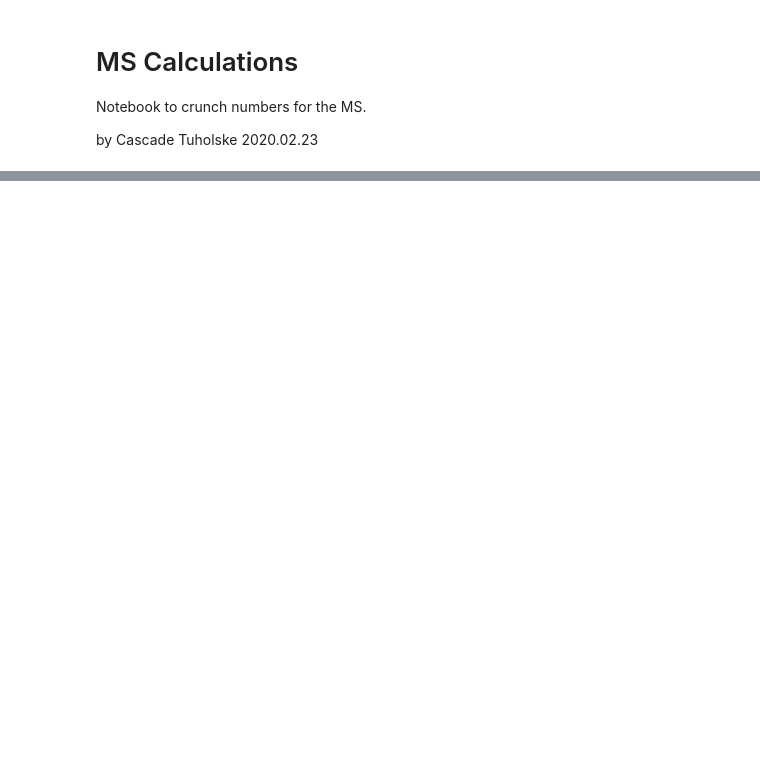
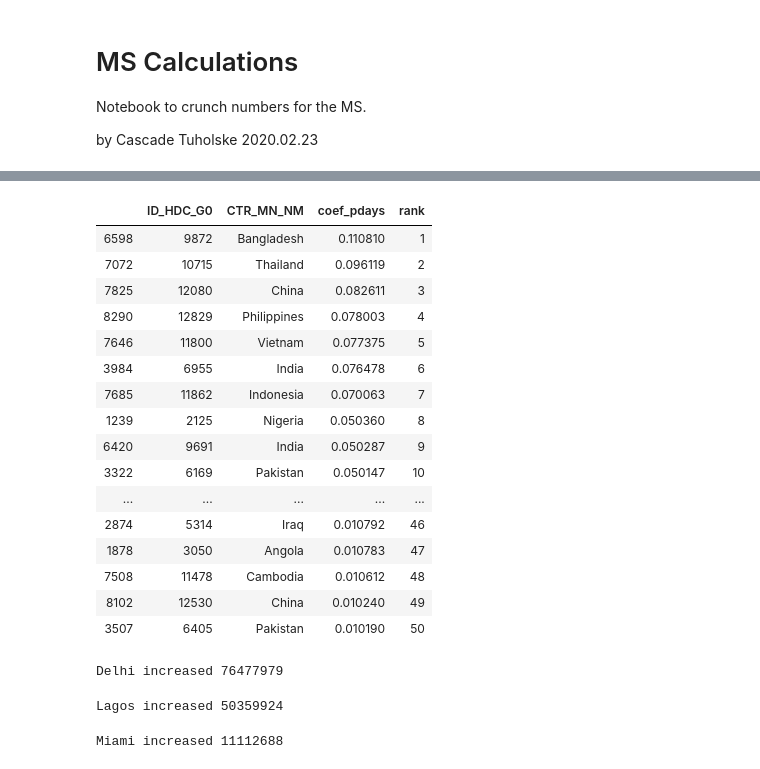
Before and after one commit to ecohydro/GlobalUrbanHeat, a Jupyter notebook: Notebooks/cpt_MS_calculations.ipynb, the cells around one changed output, grey strips where cells are left out. Cells and saved outputs as stored; diff of their text form; code cells hidden in the pictures; blank space fills up the shorter version.

```diff
--- a/Notebooks/cpt_MS_calculations.ipynb
+++ b/Notebooks/cpt_MS_calculations.ipynb
@@ -174,0 +150,2 @@ plt.savefig(FIG_OUT+'FIG1.png', dpi = 300, bbox_inches='tight')
+# %%
+all_coefs = pd.read_csv(DATA_IN+'/processed/All_data_HI406_pdaysp05.csv')
@@ -174,0 +165,48 @@ plt.savefig(FIG_OUT+'FIG1.png', dpi = 300, bbox_inches='tight')
+# %%
+#### Top Fifty Cities Worldwide Pdays
+data = all_coefs[['ID_HDC_G0', 'CTR_MN_NM', 'coef_pdays']].sort_values('coef_pdays', ascending = False)
+rank = list(range(1,len(data)+1))
+data['rank'] = rank
+data.head(50)
+# %% [output]
+|  | ID_HDC_G0 | CTR_MN_NM | coef_pdays | rank |
+| 6598 | 9872 | Bangladesh | 0.110810 | 1 |
+| 7072 | 10715 | Thailand | 0.096119 | 2 |
+| 7825 | 12080 | China | 0.082611 | 3 |
+| 8290 | 12829 | Philippines | 0.078003 | 4 |
+| 7646 | 11800 | Vietnam | 0.077375 | 5 |
+| 3984 | 6955 | India | 0.076478 | 6 |
+| 7685 | 11862 | Indonesia | 0.070063 | 7 |
+| 1239 | 2125 | Nigeria | 0.050360 | 8 |
+| 6420 | 9691 | India | 0.050287 | 9 |
+| 3322 | 6169 | Pakistan | 0.050147 | 10 |
+| ... | ... | ... | ... | ... |
+| 2874 | 5314 | Iraq | 0.010792 | 46 |
+| 1878 | 3050 | Angola | 0.010783 | 47 |
+| 7508 | 11478 | Cambodia | 0.010612 | 48 |
+| 8102 | 12530 | China | 0.010240 | 49 |
+| 3507 | 6405 | Pakistan | 0.010190 | 50 |
+# %%
+#### Delhi
+city = 6955
+data = HI_STATS[HI_STATS['ID_HDC_G0'] == city]
+coef, r2, p = lm_func(data, 'people_days')
+print('Delhi increased', coef)
+# %% [output]
+Delhi increased 76477979
+# %%
+#### Lagos
+city = 2125
+data = HI_STATS[HI_STATS['ID_HDC_G0'] == city]
+coef, r2, p = lm_func(data, 'people_days')
+print('Lagos increased', coef)
+# %% [output]
+Lagos increased 50359924
+# %%
+#### Miami
+city = 556
+data = HI_STATS[HI_STATS['ID_HDC_G0'] == city]
+coef, r2, p = lm_func(data, 'people_days')
+print('Miami increased', coef)
+# %% [output]
+Miami increased 11112688
```
Also changed, not shown: parts of 17 cells of this notebook, 2 other files.
